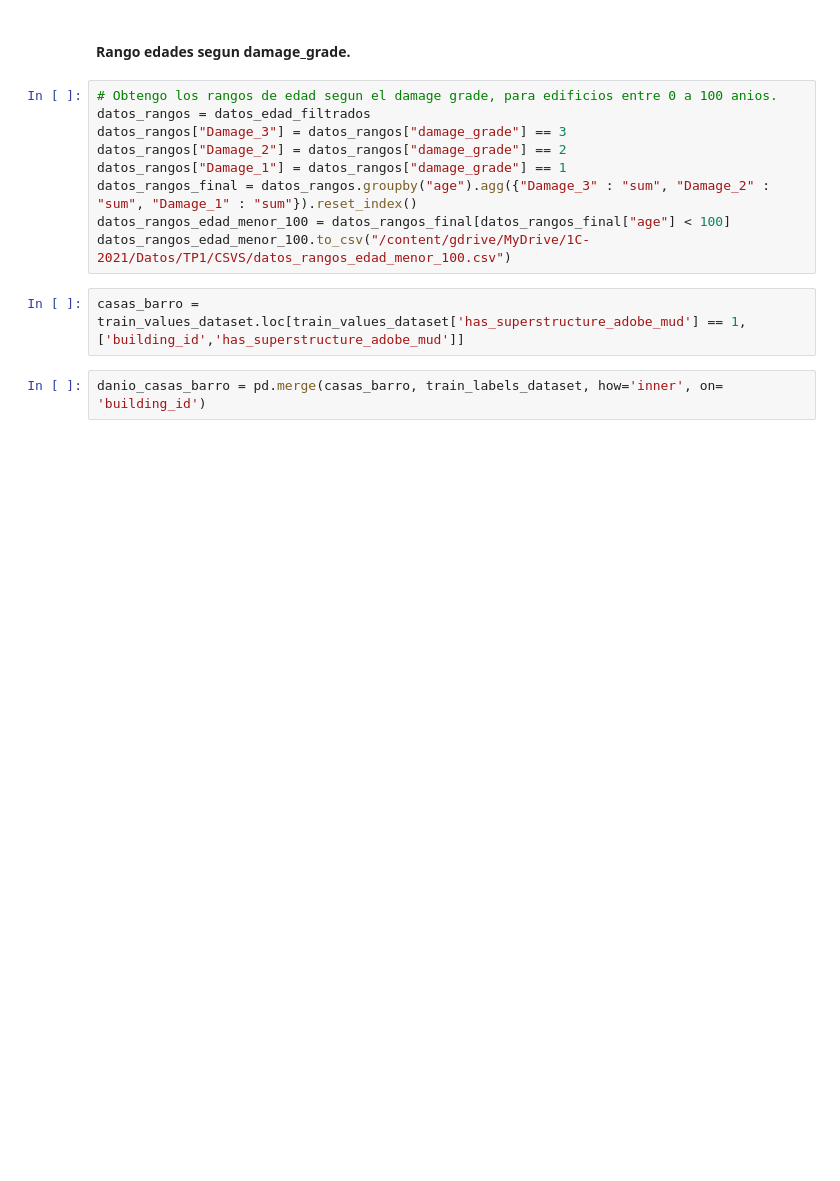
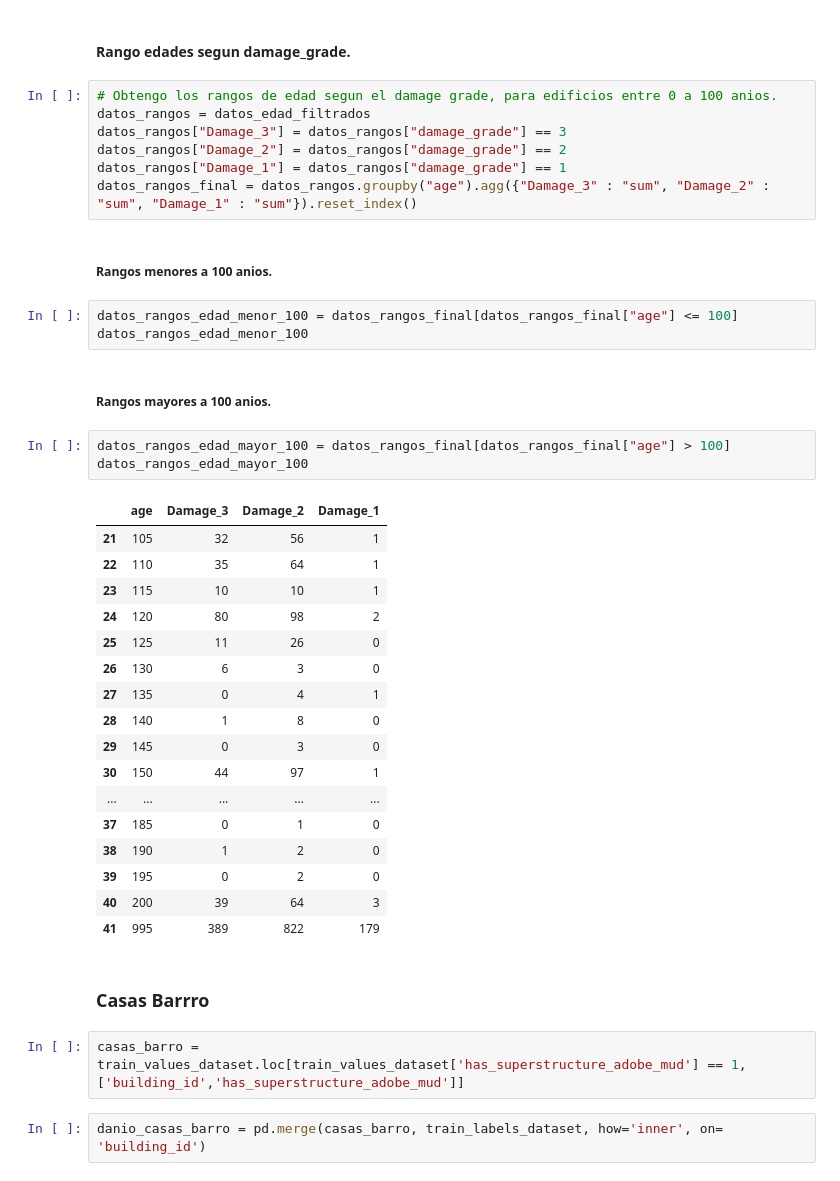
Before and after one commit to juanicolombo97/TP1-OrganizacionDatos, a Jupyter notebook: TP1.ipynb, the cells around one changed output. Saved outputs shown, nothing was run; the diff lists cells and outputs as text; blank space fills up the shorter version.

```diff
--- a/TP1.ipynb
+++ b/TP1.ipynb
@@ -158,8 +199,36 @@ datos_rangos["Damage_3"] = datos_rangos["damage_grade"] == 3
 datos_rangos["Damage_2"] = datos_rangos["damage_grade"] == 2
 datos_rangos["Damage_1"] = datos_rangos["damage_grade"] == 1
 datos_rangos_final = datos_rangos.groupby("age").agg({"Damage_3" : "sum", "Damage_2" : "sum", "Damage_1" : "sum"}).reset_index()
-datos_rangos_edad_menor_100 = datos_rangos_final[datos_rangos_final["age"] < 100]
-datos_rangos_edad_menor_100.to_csv("/content/gdrive/MyDrive/1C-2021/Datos/TP1/CSVS/datos_rangos_edad_menor_100.csv")
+# %% [markdown]
+##### Rangos menores a 100 anios.
+# %%
+datos_rangos_edad_menor_100 = datos_rangos_final[datos_rangos_final["age"] <= 100]
+datos_rangos_edad_menor_100
+# %% [markdown]
+##### Rangos mayores a 100 anios.
+# %%
+datos_rangos_edad_mayor_100 = datos_rangos_final[datos_rangos_final["age"] > 100]
+datos_rangos_edad_mayor_100
+# %% [output]
+|  | age | Damage_3 | Damage_2 | Damage_1 |
+| 21 | 105 | 32 | 56 | 1 |
+| 22 | 110 | 35 | 64 | 1 |
+| 23 | 115 | 10 | 10 | 1 |
+| 24 | 120 | 80 | 98 | 2 |
+| 25 | 125 | 11 | 26 | 0 |
+| 26 | 130 | 6 | 3 | 0 |
+| 27 | 135 | 0 | 4 | 1 |
+| 28 | 140 | 1 | 8 | 0 |
+| 29 | 145 | 0 | 3 | 0 |
+| 30 | 150 | 44 | 97 | 1 |
+| ... | ... | ... | ... | ... |
+| 37 | 185 | 0 | 1 | 0 |
+| 38 | 190 | 1 | 2 | 0 |
+| 39 | 195 | 0 | 2 | 0 |
+| 40 | 200 | 39 | 64 | 3 |
+| 41 | 995 | 389 | 822 | 179 |
+# %% [markdown]
+### Casas Barrro
 # %%
 casas_barro = train_values_dataset.loc[train_values_dataset['has_superstructure_adobe_mud'] == 1, ['building_id','has_superstructure_adobe_mud']]
 # %%
```
Also changed, not shown: parts of 4 cells of this notebook.
